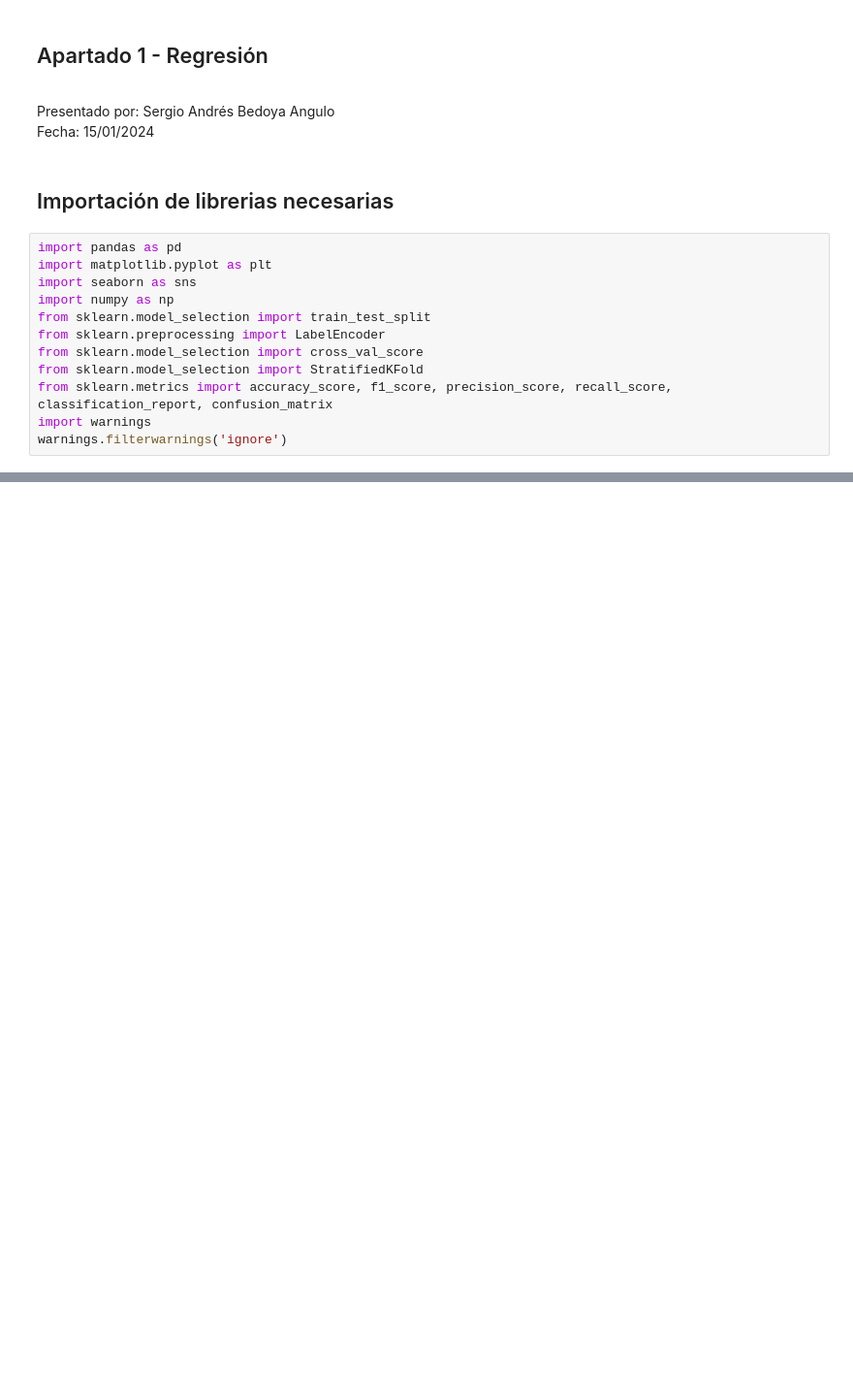
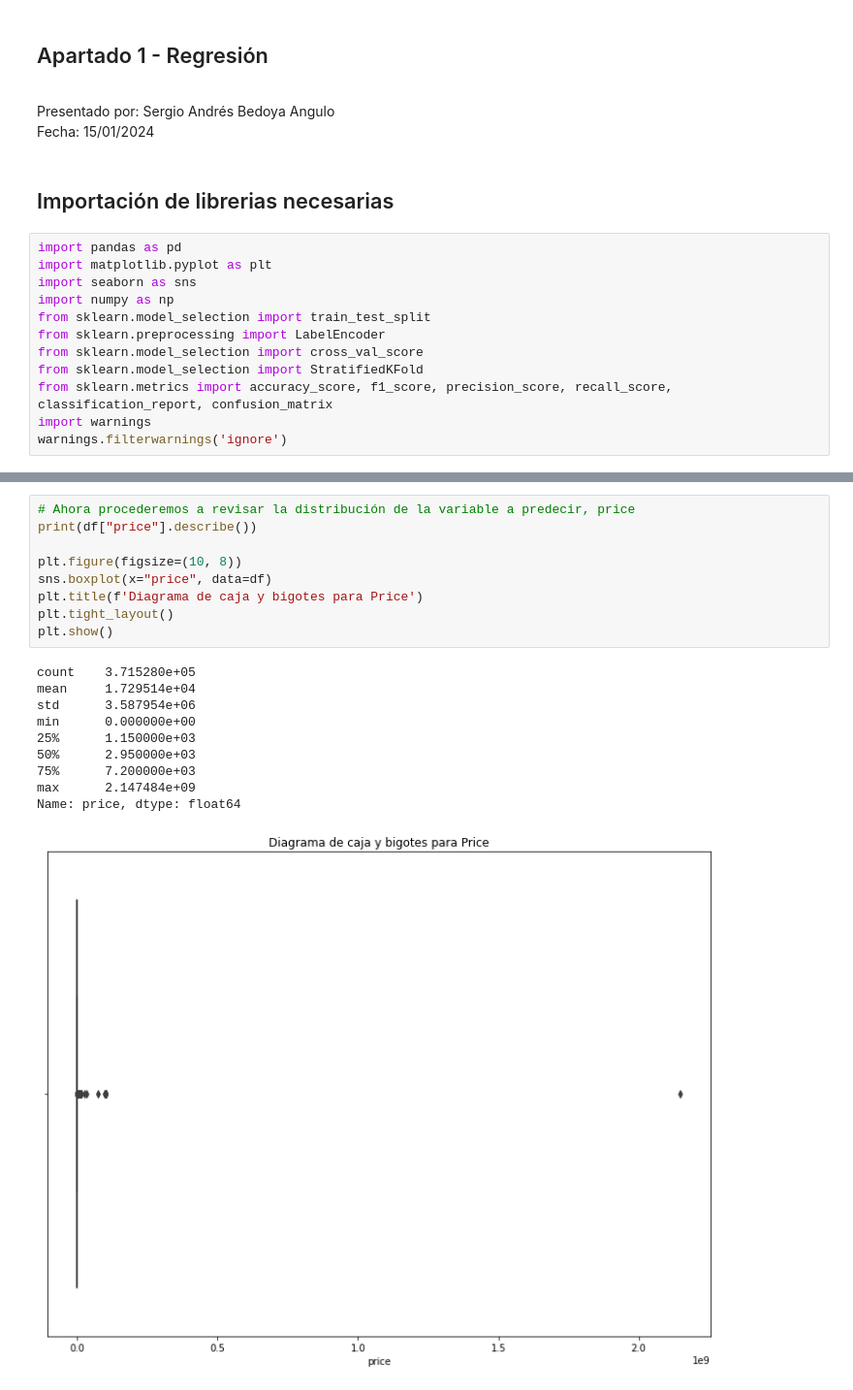
Before and after one commit to sergiobedoya/UNIR-TIA_ACT2, a Jupyter notebook: Apartado1_Regresion.ipynb, the cells around one changed output, grey strips where cells are left out. Shown at 97% size. Saved outputs shown, nothing was run; the diff lists cells and outputs as text; blank space fills up the shorter version.

```diff
--- a/Apartado1_Regresion.ipynb
+++ b/Apartado1_Regresion.ipynb
@@ -28,0 +146,20 @@ FileNotFoundError: [Errno 2] No such file or directory: '/kaggle/input/uncoverin
+# %%
+# Ahora procederemos a revisar la distribución de la variable a predecir, price
+print(df["price"].describe())
+
+plt.figure(figsize=(10, 8))
+sns.boxplot(x="price", data=df)
+plt.title(f'Diagrama de caja y bigotes para Price')
+plt.tight_layout()
+plt.show()
+# %% [output]
+count    3.715280e+05
+mean     1.729514e+04
+std      3.587954e+06
+min      0.000000e+00
+25%      1.150000e+03
+50%      2.950000e+03
+75%      7.200000e+03
+max      2.147484e+09
+Name: price, dtype: float64
+[figure, added]
```
Also changed, not shown: parts of 7 cells of this notebook.
